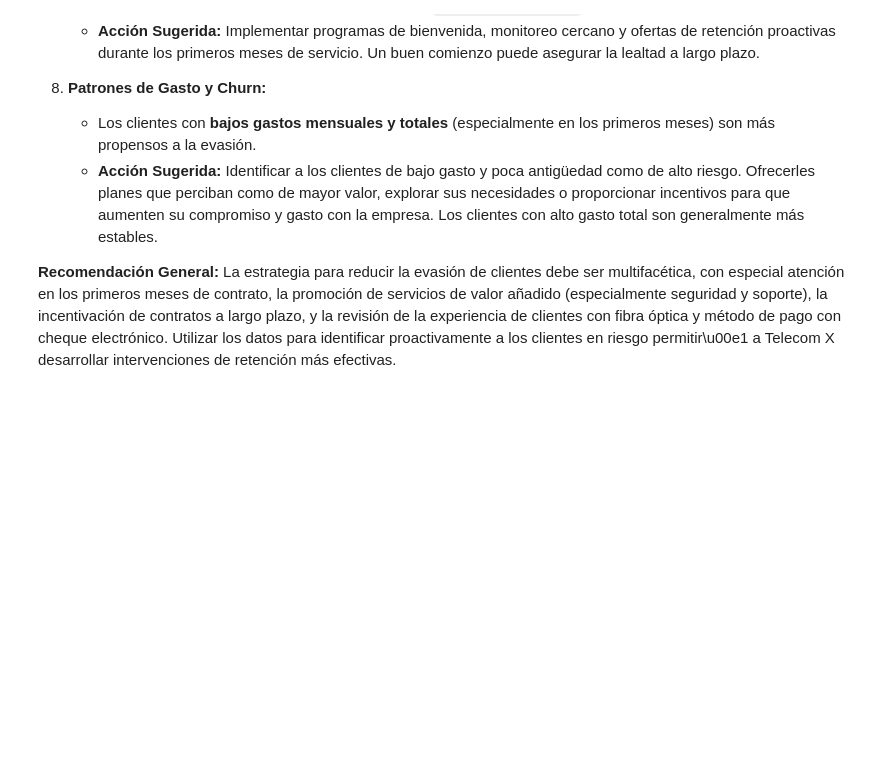
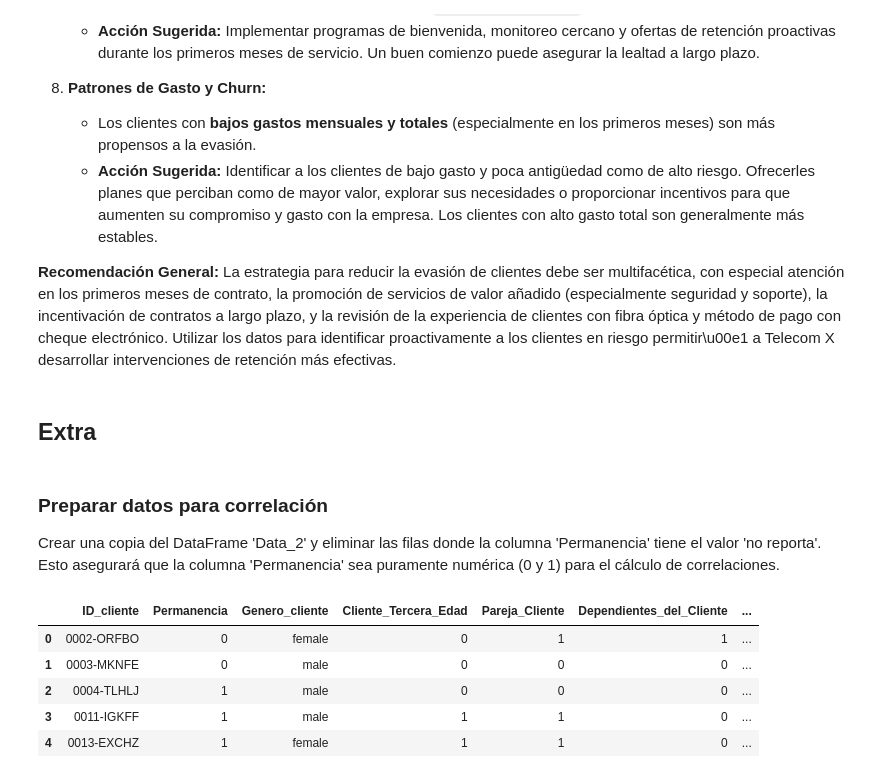
Before and after one commit to CarloR04/Challenge-Telcom_X, a Jupyter notebook: Telcom_X.ipynb, the cells around one changed output. Saved outputs shown, nothing was run; the diff lists cells and outputs as text; code cells hidden in the pictures; blank space fills up the shorter version.

Commit message:
Reto Extra

```diff
--- a/Telcom_X.ipynb
+++ b/Telcom_X.ipynb
@@ -1899,3 +1898,20 @@ El análisis de los datos de Telecom X ha revelado varios factores críticos que
 
 **Recomendación General:**
 La estrategia para reducir la evasión de clientes debe ser multifacética, con especial atención en los primeros meses de contrato, la promoción de servicios de valor añadido (especialmente seguridad y soporte), la incentivación de contratos a largo plazo, y la revisión de la experiencia de clientes con fibra óptica y método de pago con cheque electrónico. Utilizar los datos para identificar proactivamente a los clientes en riesgo permitir\u00e1 a Telecom X desarrollar intervenciones de retención más efectivas.
+# %% [markdown]
+## **Extra**
+# %% [markdown]
+### **Preparar datos para correlación**
+
+Crear una copia del DataFrame 'Data_2' y eliminar las filas donde la columna 'Permanencia' tiene el valor 'no reporta'. Esto asegurará que la columna 'Permanencia' sea puramente numérica (0 y 1) para el cálculo de correlaciones.
+# %%
+df_correlation = Data_2.copy()
+df_correlation = df_correlation[df_correlation['Permanencia'] != 'no reporta']
+df_correlation.head()
+# %% [output]
+|  | ID_cliente | Permanencia | Genero_cliente | Cliente_Tercera_Edad | Pareja_Cliente | Dependientes_del_Cliente | ... |
+| 0 | 0002-ORFBO | 0 | female | 0 | 1 | 1 | ... |
+| 1 | 0003-MKNFE | 0 | male | 0 | 0 | 0 | ... |
+| 2 | 0004-TLHLJ | 1 | male | 0 | 0 | 0 | ... |
+| 3 | 0011-IGKFF | 1 | male | 1 | 1 | 0 | ... |
+| 4 | 0013-EXCHZ | 1 | female | 1 | 1 | 0 | ... |
```
Also changed, not shown: parts of 10 cells of this notebook.
